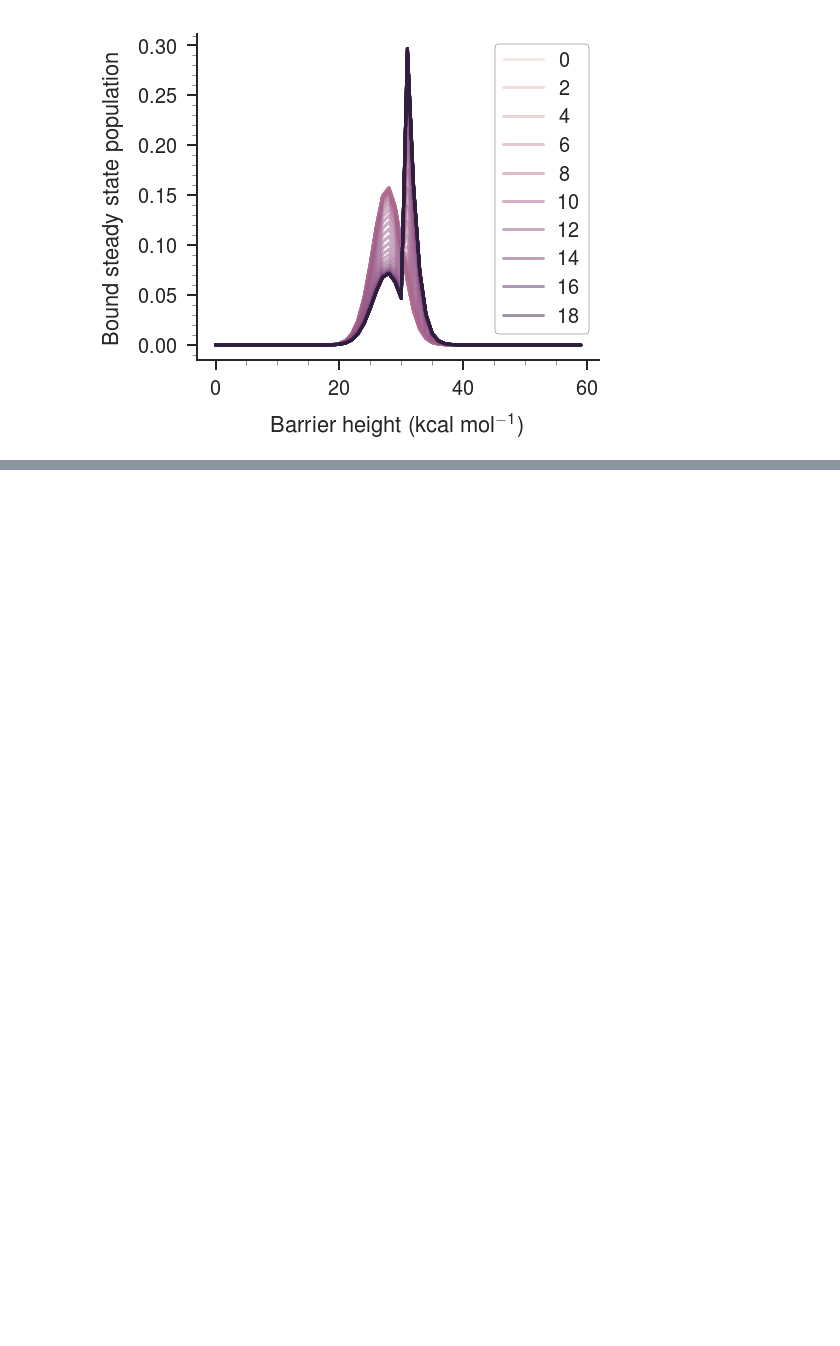
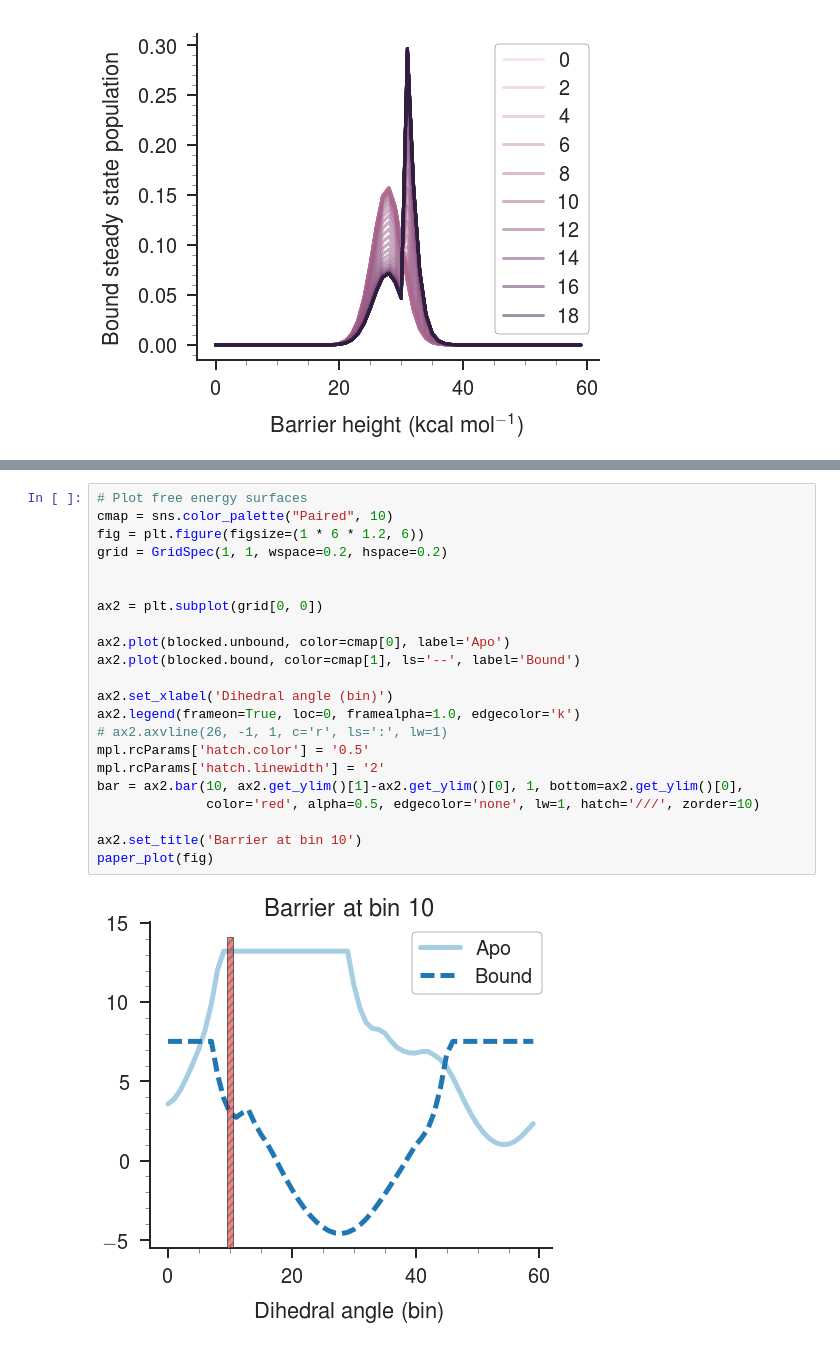
Before and after one commit to slochower/nonequilibrium-master, a Jupyter notebook: notebooks/force-on-barrier/force-on-barrier-quick-explanation.ipynb, the cells around one changed output, grey strips where cells are left out. Cells and saved outputs as stored; diff of their text form; blank space fills up the shorter version.

```diff
--- a/notebooks/force-on-barrier/force-on-barrier-quick-explanation.ipynb
+++ b/notebooks/force-on-barrier/force-on-barrier-quick-explanation.ipynb
@@ -503,0 +579,24 @@ paper_plot(fig)
+# %%
+# Plot free energy surfaces
+cmap = sns.color_palette("Paired", 10)
+fig = plt.figure(figsize=(1 * 6 * 1.2, 6))
+grid = GridSpec(1, 1, wspace=0.2, hspace=0.2)
+
+
+ax2 = plt.subplot(grid[0, 0])
+
+ax2.plot(blocked.unbound, color=cmap[0], label='Apo')
+ax2.plot(blocked.bound, color=cmap[1], ls='--', label='Bound')
+
+ax2.set_xlabel('Dihedral angle (bin)')
+ax2.legend(frameon=True, loc=0, framealpha=1.0, edgecolor='k')
+# ax2.axvline(26, -1, 1, c='r', ls=':', lw=1)
+mpl.rcParams['hatch.color'] = '0.5'
+mpl.rcParams['hatch.linewidth'] = '2'
+bar = ax2.bar(10, ax2.get_ylim()[1]-ax2.get_ylim()[0], 1, bottom=ax2.get_ylim()[0],
+              color='red', alpha=0.5, edgecolor='none', lw=1, hatch='///', zorder=10)
+
+ax2.set_title('Barrier at bin 10')
+paper_plot(fig)
+# %% [output]
+[figure, added]
```
Also changed, not shown: parts of 5 cells of this notebook.
